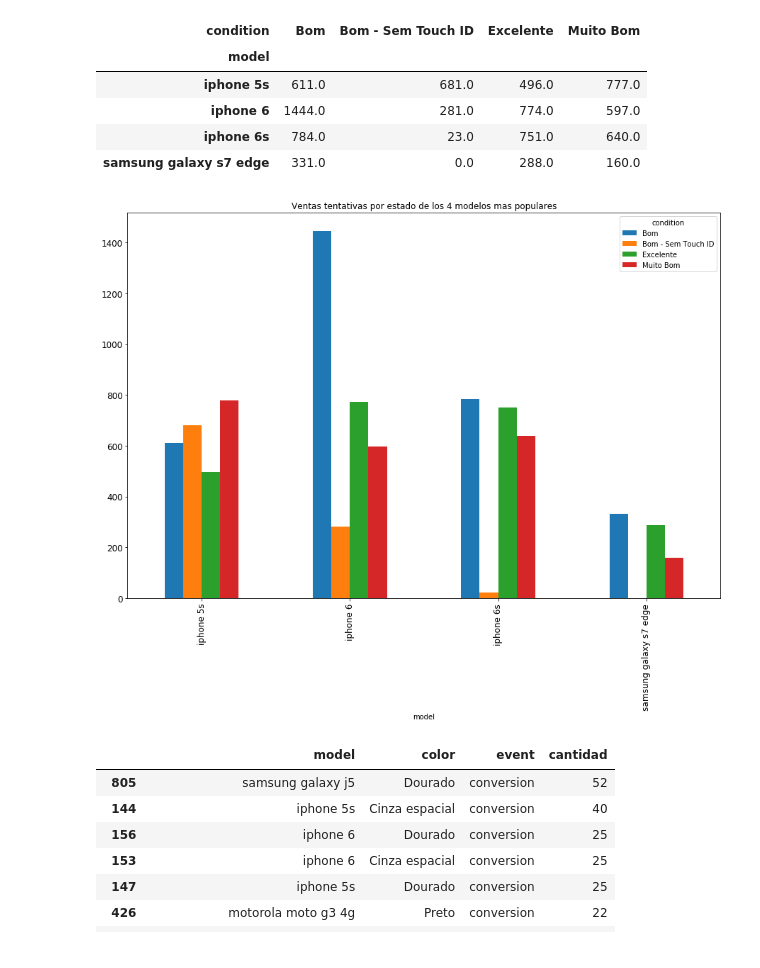
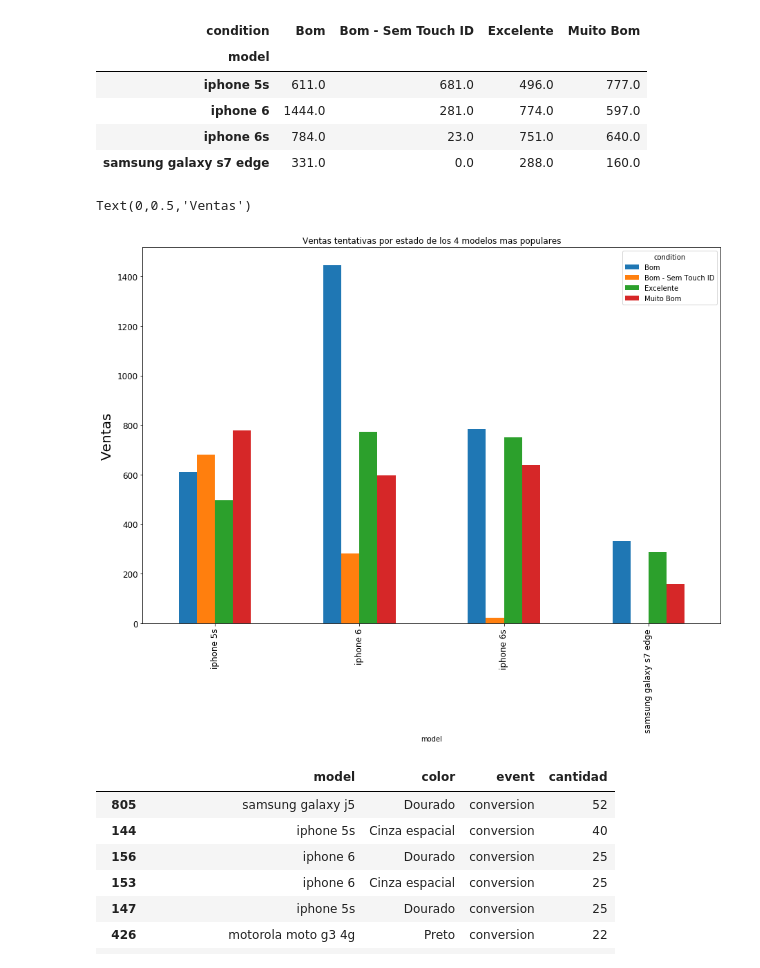
Before and after one commit to fonse451/Datos, a Jupyter notebook: AnalisisExploratorio-Trocafone Brian.ipynb, the cells around one changed output. Saved outputs shown, nothing was run; the diff lists cells and outputs as text; code cells hidden in the pictures.

```diff
--- a/AnalisisExploratorio-Trocafone Brian.ipynb
+++ b/AnalisisExploratorio-Trocafone Brian.ipynb
@@ -235,9 +238,11 @@ pivot
 # %%
 #Realizo el plot
 categories = pivot.columns
 ax = pivot[categories].plot(kind='bar', title ="Ventas tentativas por estado de los 4 modelos mas populares", figsize=(15, 10), legend=True, fontsize=12)
+ax.set_ylabel('Ventas',size = 20)
 # %% [output]
+Text(0,0.5,'Ventas')
-[figure, old version]
+[figure, new version]
 # %%
 #Creo un dataframe agrupando por color, evento y modelo
 colorData = pd.DataFrame({'cantidad' :eventsData.groupby(['model','color','event']).size()})
```
Also changed, not shown: parts of 2 cells of this notebook, 1 other file.
